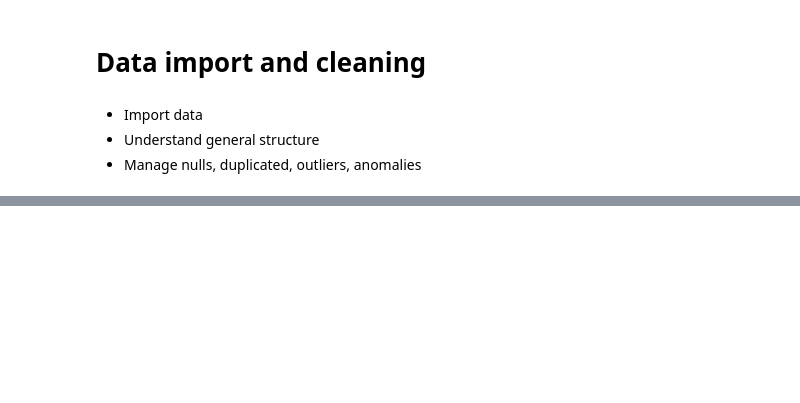
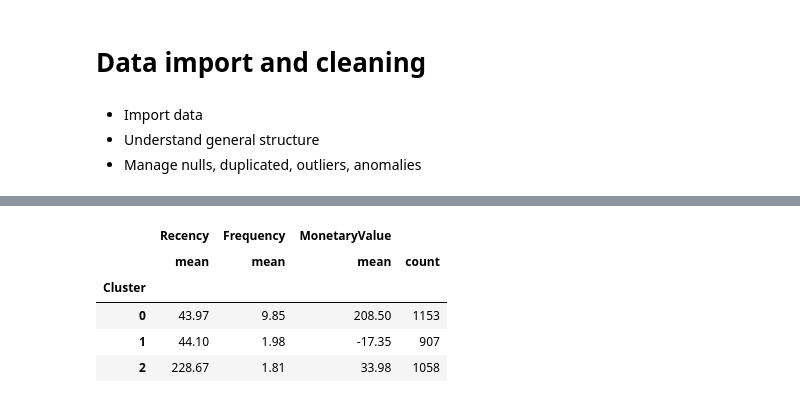
Before and after one commit to PeterLambertGitt/customer_segmentation, a Jupyter notebook: K-means_clustering.ipynb, the cells around one changed output, grey strips where cells are left out. Saved outputs shown, nothing was run; the diff lists cells and outputs as text; code cells hidden in the pictures; blank space fills up the shorter version.

```diff
--- a/K-means_clustering.ipynb
+++ b/K-means_clustering.ipynb
@@ -453,0 +92,18 @@ clst_prd
+# %%
+#Final Model
+
+model = KMeans(n_clusters=3, random_state=42)
+model.fit(customers_normalized)
+
+customers["Cluster"] = model.labels_
+customers.groupby('Cluster').agg({
+    'Recency':'mean',
+    'Frequency':'mean',
+    'MonetaryValue':['mean', 'count']}).round(2)
+# %% [output]
+|  | Recency | Frequency | MonetaryValue |  |
+|  | mean | mean | mean | count |
+| Cluster |  |  |  |  |
+| 0 | 43.97 | 9.85 | 208.50 | 1153 |
+| 1 | 44.10 | 1.98 | -17.35 | 907 |
+| 2 | 228.67 | 1.81 | 33.98 | 1058 |
```
Also changed, not shown: parts of 73 cells of this notebook, 2 other files.
